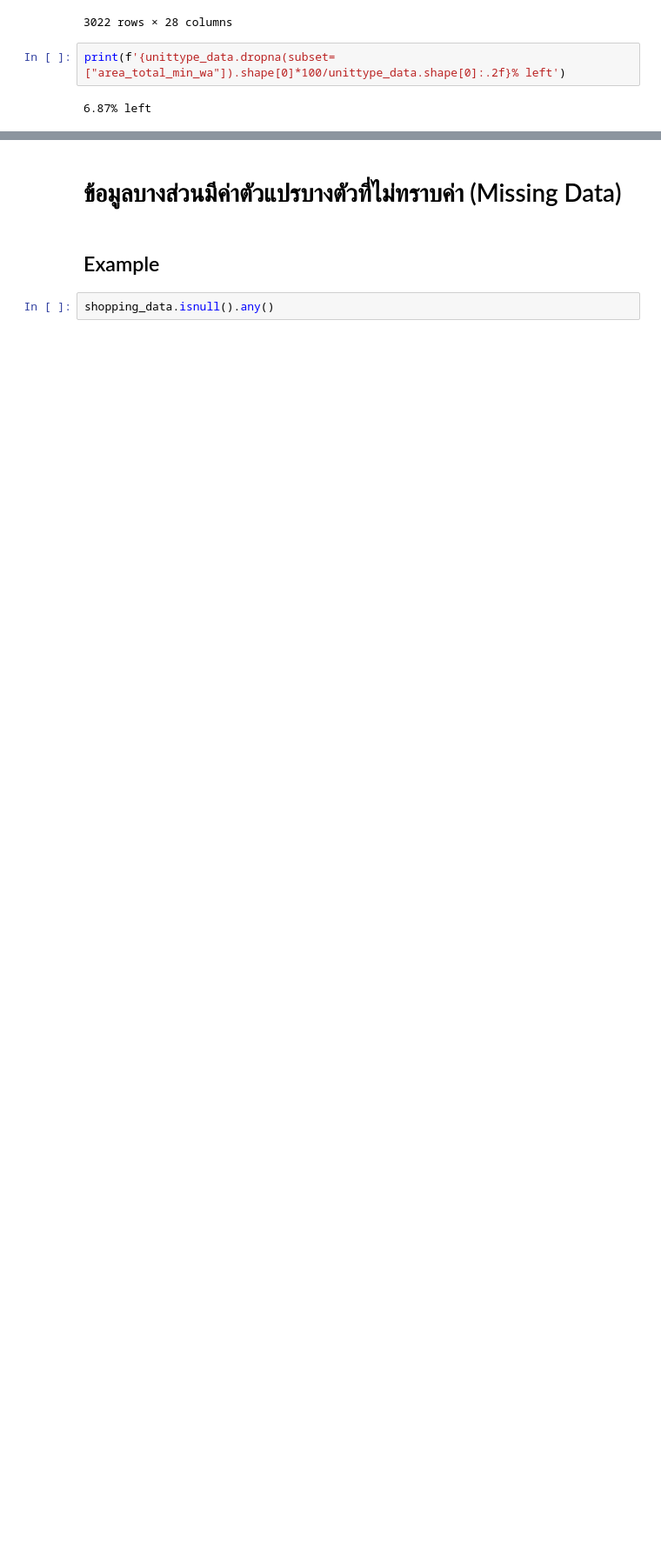
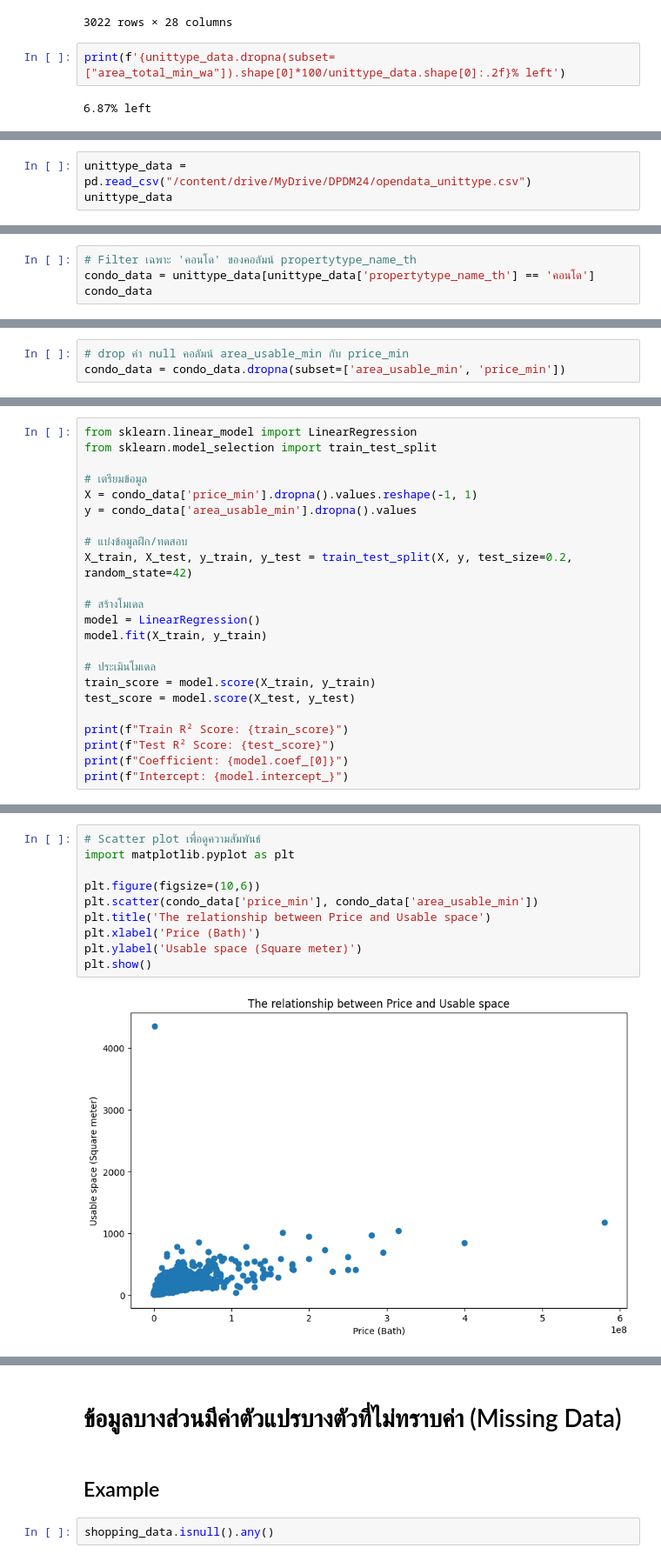
Before and after one commit to Suwannaket1/bsc_dpdm24, a Jupyter notebook: Data_Preprocessing_2024.ipynb, the cells around one changed output, grey strips where cells are left out. Shown: that part at 87% size. Saved outputs shown, nothing was run; the diff lists cells and outputs as text; blank space fills up the shorter version.

```diff
--- a/Data_Preprocessing_2024.ipynb
+++ b/Data_Preprocessing_2024.ipynb
@@ -104,0 +107,3 @@ set(unittype_data.
+# %%
+unittype_data = pd.read_csv("/content/drive/MyDrive/DPDM24/opendata_unittype.csv")
+unittype_data
@@ -104,0 +124,4 @@ set(unittype_data.
+# %%
+# Filter เฉพาะ 'คอนโด' ของคอลัมน์ propertytype_name_th
+condo_data = unittype_data[unittype_data['propertytype_name_th'] == 'คอนโด']
+condo_data
@@ -104,0 +166,3 @@ set(unittype_data.
+# %%
+# drop ค่า null คอลัมน์ area_usable_min กับ price_min
+condo_data = condo_data.dropna(subset=['area_usable_min', 'price_min'])
@@ -104,0 +236,23 @@ set(unittype_data.
+# %%
+from sklearn.linear_model import LinearRegression
+from sklearn.model_selection import train_test_split
+
+# เตรียมข้อมูล
+X = condo_data['price_min'].dropna().values.reshape(-1, 1)
+y = condo_data['area_usable_min'].dropna().values
+
+# แบ่งข้อมูลฝึก/ทดสอบ
+X_train, X_test, y_train, y_test = train_test_split(X, y, test_size=0.2, random_state=42)
+
+# สร้างโมเดล
+model = LinearRegression()
+model.fit(X_train, y_train)
+
+# ประเมินโมเดล
+train_score = model.score(X_train, y_train)
+test_score = model.score(X_test, y_test)
+
+print(f"Train R² Score: {train_score}")
+print(f"Test R² Score: {test_score}")
+print(f"Coefficient: {model.coef_[0]}")
+print(f"Intercept: {model.intercept_}")
@@ -104,0 +308,12 @@ set(unittype_data.
+# %%
+# Scatter plot เพื่อดูความสัมพันธ์
+import matplotlib.pyplot as plt
+
+plt.figure(figsize=(10,6))
+plt.scatter(condo_data['price_min'], condo_data['area_usable_min'])
+plt.title('The relationship between Price and Usable space')
+plt.xlabel('Price (Bath)')
+plt.ylabel('Usable space (Square meter)')
+plt.show()
+# %% [output]
+[figure, added]
```
Also changed, not shown: parts of 75 cells of this notebook.
